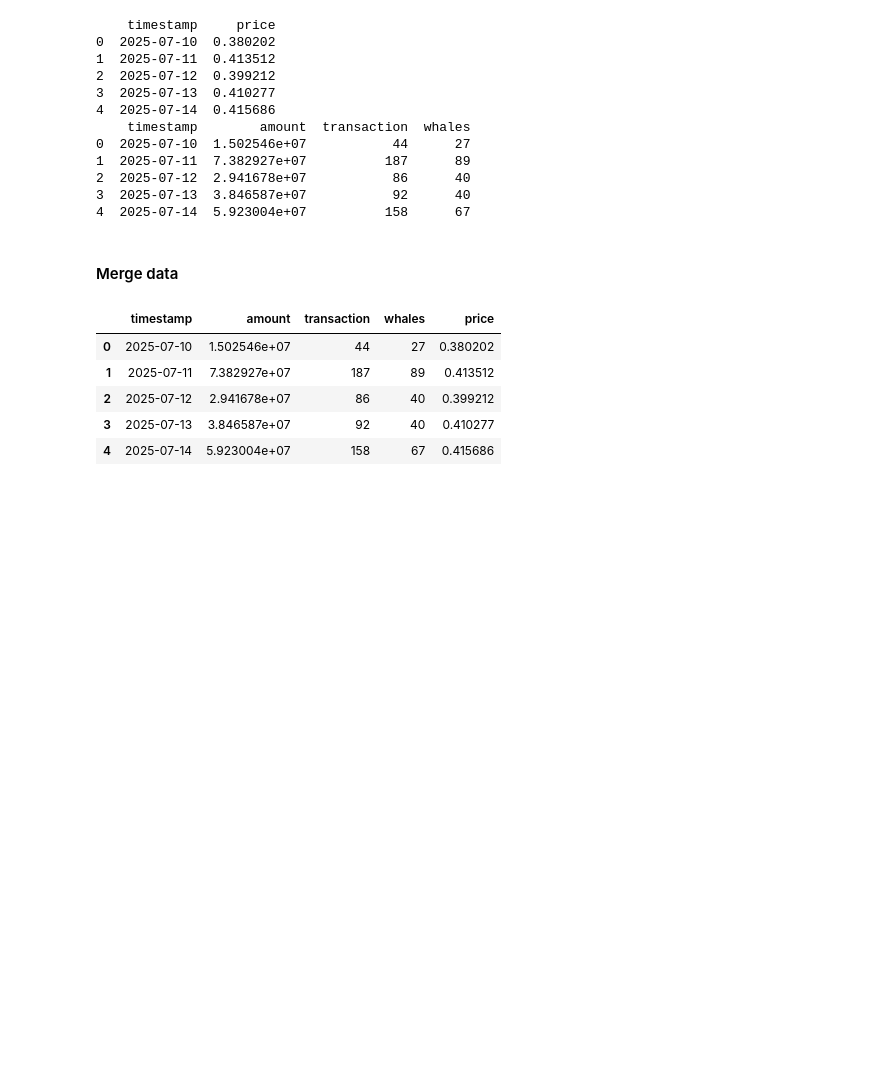
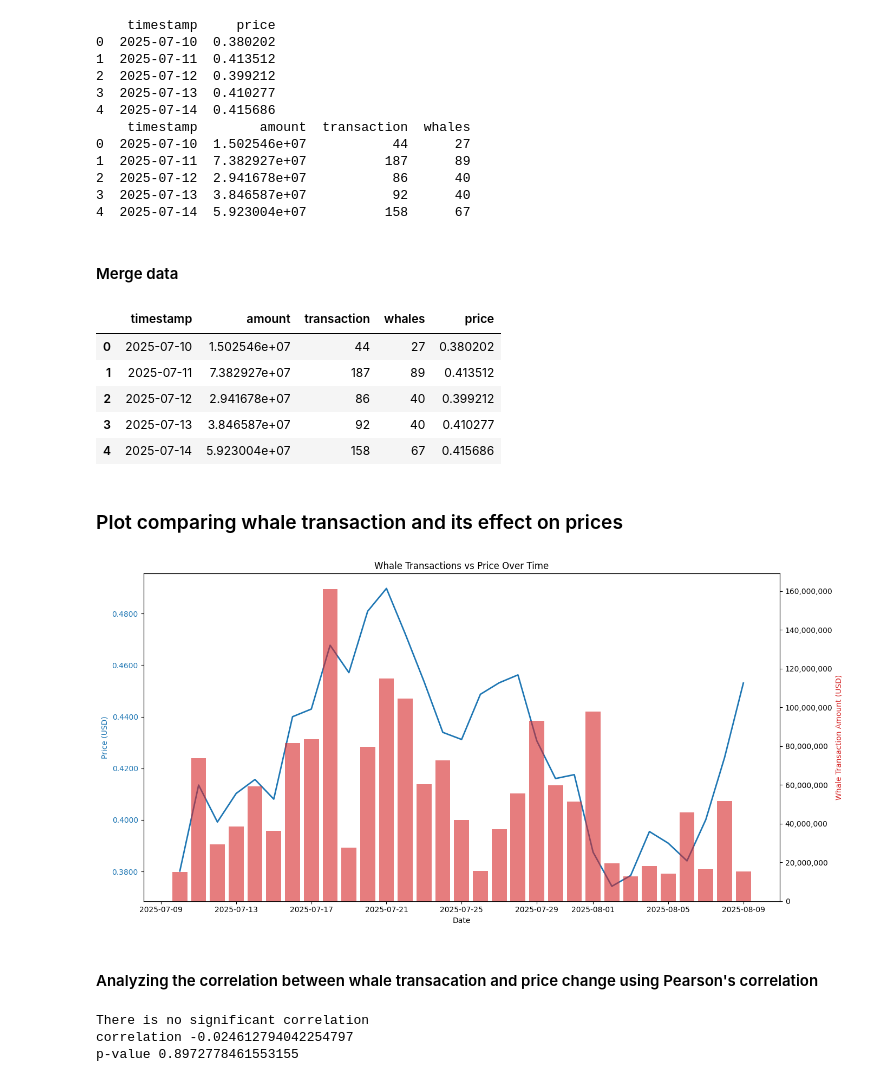
Before and after one commit to christian-obi/whale-vs-price, a Jupyter notebook: Notebook/wvp_result.ipynb, the cells around one changed output. Saved outputs shown, nothing was run; the diff lists cells and outputs as text; code cells hidden in the pictures; blank space fills up the shorter version.

```diff
--- a/Notebook/wvp_result.ipynb
+++ b/Notebook/wvp_result.ipynb
@@ -49,3 +51,66 @@ df.head()
 | 2 | 2025-07-12 | 2.941678e+07 | 86 | 40 | 0.399212 |
 | 3 | 2025-07-13 | 3.846587e+07 | 92 | 40 | 0.410277 |
 | 4 | 2025-07-14 | 5.923004e+07 | 158 | 67 | 0.415686 |
+# %% [markdown]
+### Plot comparing whale transaction and its effect on prices
+# %%
+# sort the DataFrame by timestamp
+df.sort_values(by='timestamp', inplace=True)
+
+#set up the figure and two y-axis
+fig, ax1 = plt.subplots(figsize=(14, 7))
+
+# plot price on the left y-axis and date on x-axis
+ax1.plot(df['timestamp'], df['price'], color='tab:blue', linewidth=2)
+ax1.set_xlabel('Date')
+ax1.set_ylabel('Price (USD)', color='tab:blue')
+ax1.tick_params(axis='y', labelcolor='tab:blue')
+
+# set up righty axis
+ax2 = ax1.twinx()
+ax2.set_ylabel('Whale Transaction Amount (USD)', color='tab:red')
+
+# plot whale transaction amount on the right y-axis as bar
+ax2.bar(df['timestamp'], df['amount'], color='tab:red', alpha=0.6, label='Whale Transaction Amount (USD)')
+
+# format y-axis with full numbers
+ax2.yaxis.set_major_formatter(plt.FuncFormatter(lambda x, _: f'{int(x):,}'))
+ax1.yaxis.set_major_formatter(plt.FuncFormatter(lambda x, _: f'{x:,.4f}'))
+
+plt.title('Whale Transactions vs Price Over Time')
+fig.tight_layout()  # adjust layout to prevent overlap
+
+# show the plot
+plt.show()
+# %% [output]
+[figure, added]
+# %% [markdown]
+#### Analyzing the correlation between whale transacation and price change using Pearson's correlation
+# %%
+# calculate daily percent price change
+df['price_change'] = df['price'].pct_change() * 100
+
+# clean data by drop NA values and create a new dataframe
+df_new =df[['amount','price_change']].dropna()
+
+# calculate pearson correlation
+corr, pval = pearsonr(df_new['amount'], df_new['price_change'])
+
+# interpret the result
+if pval < 0.05:
+    print("There is a significant correlation")
+else:
+    print("There is no significant correlation")
+
+print("correlation", corr)
+print("p-value", pval)
+
+# the pearson correlation (corr) coefficient measures the linear relationship between two variables
+# a value close to 1 implies a strong positive correlation, while a value close to -1 implies a strong negative correlation
+# a value around 0 implies no linear correlation
+# The p-value that tests whether the correlation is statistically significant
+# Small p-value (< 0.05) → strong evidence that the correlation is not due to random chance.
+# %% [output]
+There is no significant correlation
+correlation -0.024612794042254797
+p-value 0.8972778461553155
```
Also changed, not shown: parts of 4 cells of this notebook, 3 other files.
